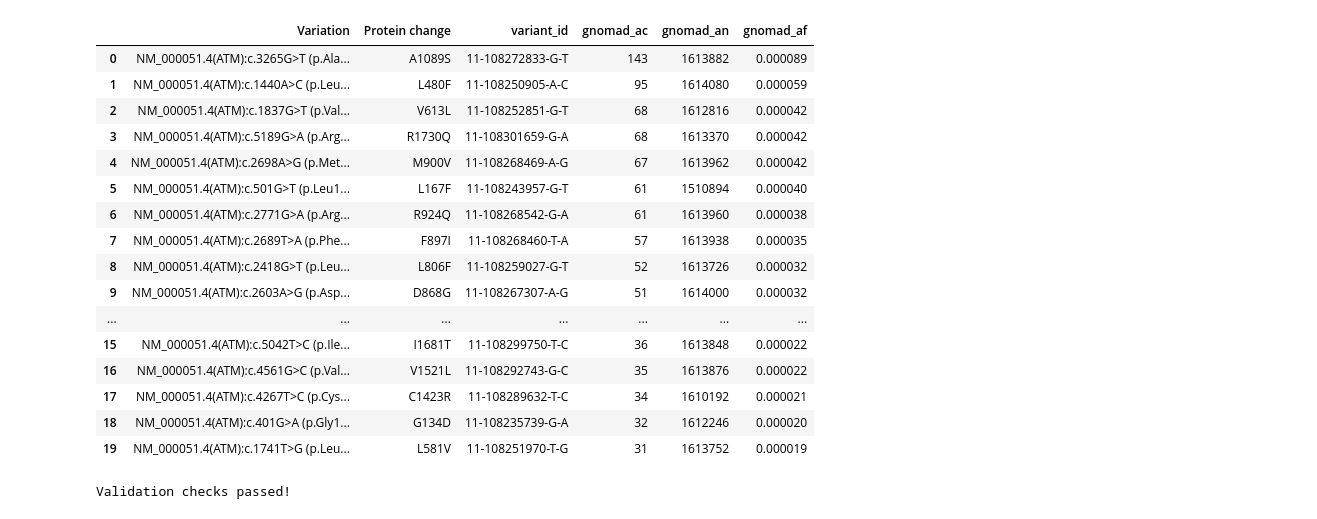
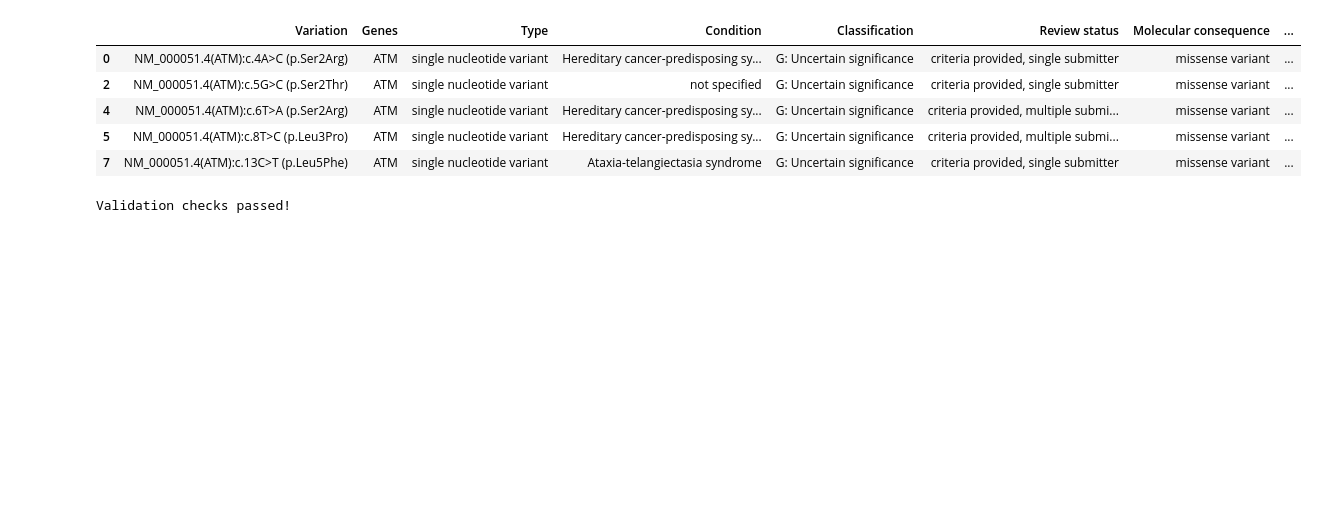
Before and after one commit to luciedev166/clinvar-gnomad-vus-analyzer, a Jupyter notebook: notebooks/03_explore_gnomad.ipynb, the cells around one changed output. Drawn from its saved outputs; the diff is of its cells as text; code cells hidden in the pictures; blank space fills up the shorter version.

```diff
--- a/notebooks/03_explore_gnomad.ipynb
+++ b/notebooks/03_explore_gnomad.ipynb
@@ -116 +125,9 @@ Matched in gnomAD: 1474
+# %%
+# convert type to numeric
+matched_variants["gnomad_an"] = pd.to_numeric(matched_variants["gnomad_an"], errors="coerce")
+matched_variants["gnomad_ac"] = pd.to_numeric(matched_variants["gnomad_ac"], errors="coerce")
+matched_variants["gnomad_homozygote_count"] = pd.to_numeric(
+    matched_variants["gnomad_homozygote_count"],
+    errors="coerce"
+)
 # %%
@@ -161,42 +148,19 @@ Unmatched variants: 3060
-# %%
-matched_variants = (
-    matched_variants
-    .sort_values(
-        by="gnomad_af",
-        ascending=False,
-        na_position="last"
-    )
-    .reset_index(drop=True)
-)
-
-matched_variants[
-    [
-        "Variation",
-        "Protein change",
-        "variant_id",
-        "gnomad_ac",
-        "gnomad_an",
-        "gnomad_af"
-    ]
-].head(20)
-# %% [output]
-|  | Variation | Protein change | variant_id | gnomad_ac | gnomad_an | gnomad_af |
-| 0 | NM_000051.4(ATM):c.3265G>T (p.Ala... | A1089S | 11-108272833-G-T | 143 | 1613882 | 0.000089 |
-| 1 | NM_000051.4(ATM):c.1440A>C (p.Leu... | L480F | 11-108250905-A-C | 95 | 1614080 | 0.000059 |
-| 2 | NM_000051.4(ATM):c.1837G>T (p.Val... | V613L | 11-108252851-G-T | 68 | 1612816 | 0.000042 |
-| 3 | NM_000051.4(ATM):c.5189G>A (p.Arg... | R1730Q | 11-108301659-G-A | 68 | 1613370 | 0.000042 |
-| 4 | NM_000051.4(ATM):c.2698A>G (p.Met... | M900V | 11-108268469-A-G | 67 | 1613962 | 0.000042 |
-| 5 | NM_000051.4(ATM):c.501G>T (p.Leu1... | L167F | 11-108243957-G-T | 61 | 1510894 | 0.000040 |
-| 6 | NM_000051.4(ATM):c.2771G>A (p.Arg... | R924Q | 11-108268542-G-A | 61 | 1613960 | 0.000038 |
-| 7 | NM_000051.4(ATM):c.2689T>A (p.Phe... | F897I | 11-108268460-T-A | 57 | 1613938 | 0.000035 |
-| 8 | NM_000051.4(ATM):c.2418G>T (p.Leu... | L806F | 11-108259027-G-T | 52 | 1613726 | 0.000032 |
-| 9 | NM_000051.4(ATM):c.2603A>G (p.Asp... | D868G | 11-108267307-A-G | 51 | 1614000 | 0.000032 |
-| ... | ... | ... | ... | ... | ... | ... |
-| 15 | NM_000051.4(ATM):c.5042T>C (p.Ile... | I1681T | 11-108299750-T-C | 36 | 1613848 | 0.000022 |
-| 16 | NM_000051.4(ATM):c.4561G>C (p.Val... | V1521L | 11-108292743-G-C | 35 | 1613876 | 0.000022 |
-| 17 | NM_000051.4(ATM):c.4267T>C (p.Cys... | C1423R | 11-108289632-T-C | 34 | 1610192 | 0.000021 |
-| 18 | NM_000051.4(ATM):c.401G>A (p.Gly1... | G134D | 11-108235739-G-A | 32 | 1612246 | 0.000020 |
-| 19 | NM_000051.4(ATM):c.1741T>G (p.Leu... | L581V | 11-108251970-T-G | 31 | 1613752 | 0.000019 |
+# %%
+# set for unmatched candidates
+matched_variants_id = set(matched_variants["variant_id"])
+
+unmatched_candidates = candidate_variants[
+    ~candidate_variants["variant_id"].isin(matched_variants_id)
+].copy()
+
+unmatched_candidates.head()
+# %% [output]
+|  | Variation | Genes | Type | Condition | Classification | Review status | Molecular consequence | ... |
+| 0 | NM_000051.4(ATM):c.4A>C (p.Ser2Arg) | ATM | single nucleotide variant | Hereditary cancer-predisposing sy... | G: Uncertain significance | criteria provided, single submitter | missense variant | ... |
+| 2 | NM_000051.4(ATM):c.5G>C (p.Ser2Thr) | ATM | single nucleotide variant | not specified | G: Uncertain significance | criteria provided, single submitter | missense variant | ... |
+| 4 | NM_000051.4(ATM):c.6T>A (p.Ser2Arg) | ATM | single nucleotide variant | Hereditary cancer-predisposing sy... | G: Uncertain significance | criteria provided, multiple submi... | missense variant | ... |
+| 5 | NM_000051.4(ATM):c.8T>C (p.Leu3Pro) | ATM | single nucleotide variant | Hereditary cancer-predisposing sy... | G: Uncertain significance | criteria provided, multiple submi... | missense variant | ... |
+| 7 | NM_000051.4(ATM):c.13C>T (p.Leu5Phe) | ATM | single nucleotide variant | Ataxia-telangiectasia syndrome | G: Uncertain significance | criteria provided, single submitter | missense variant | ... |
 # %%
 assert matched_variants["variant_id"].notna().all()
 
```
Also changed, not shown: parts of 23 cells of this notebook.
